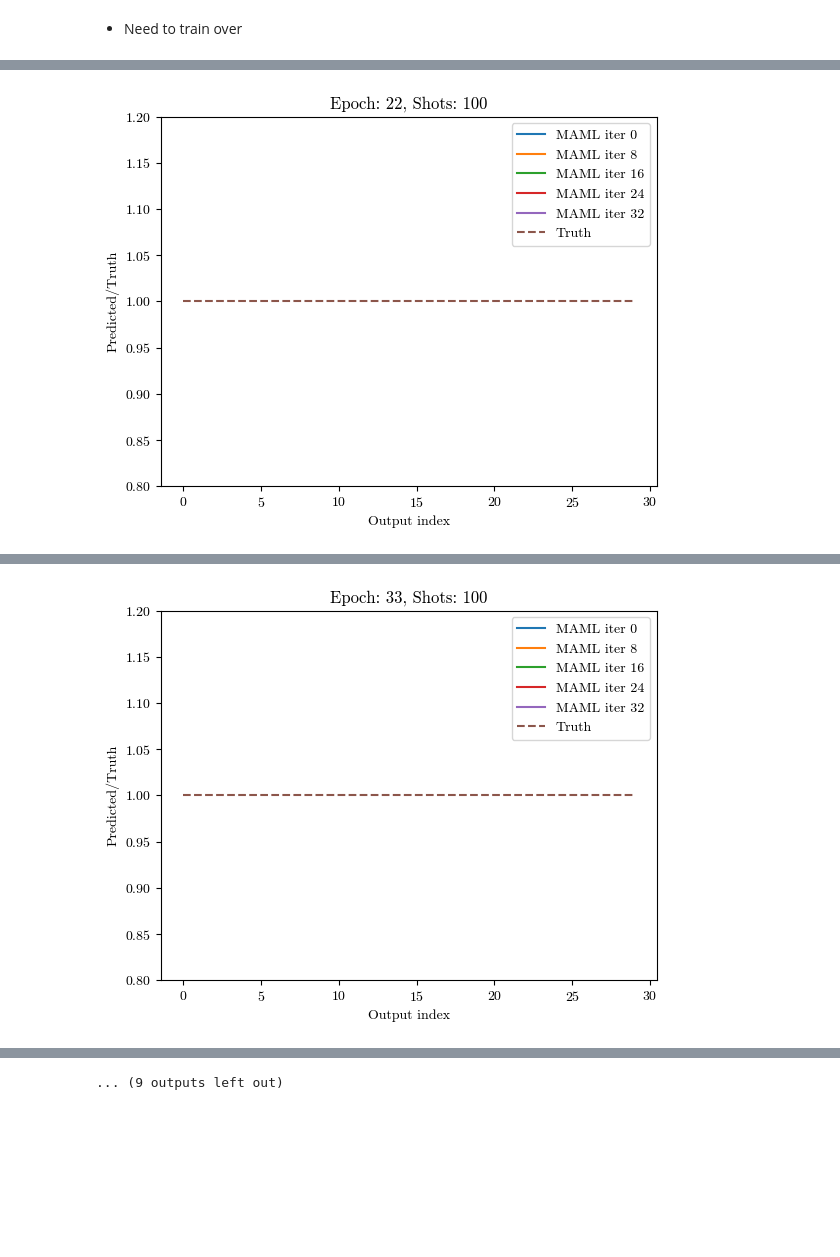
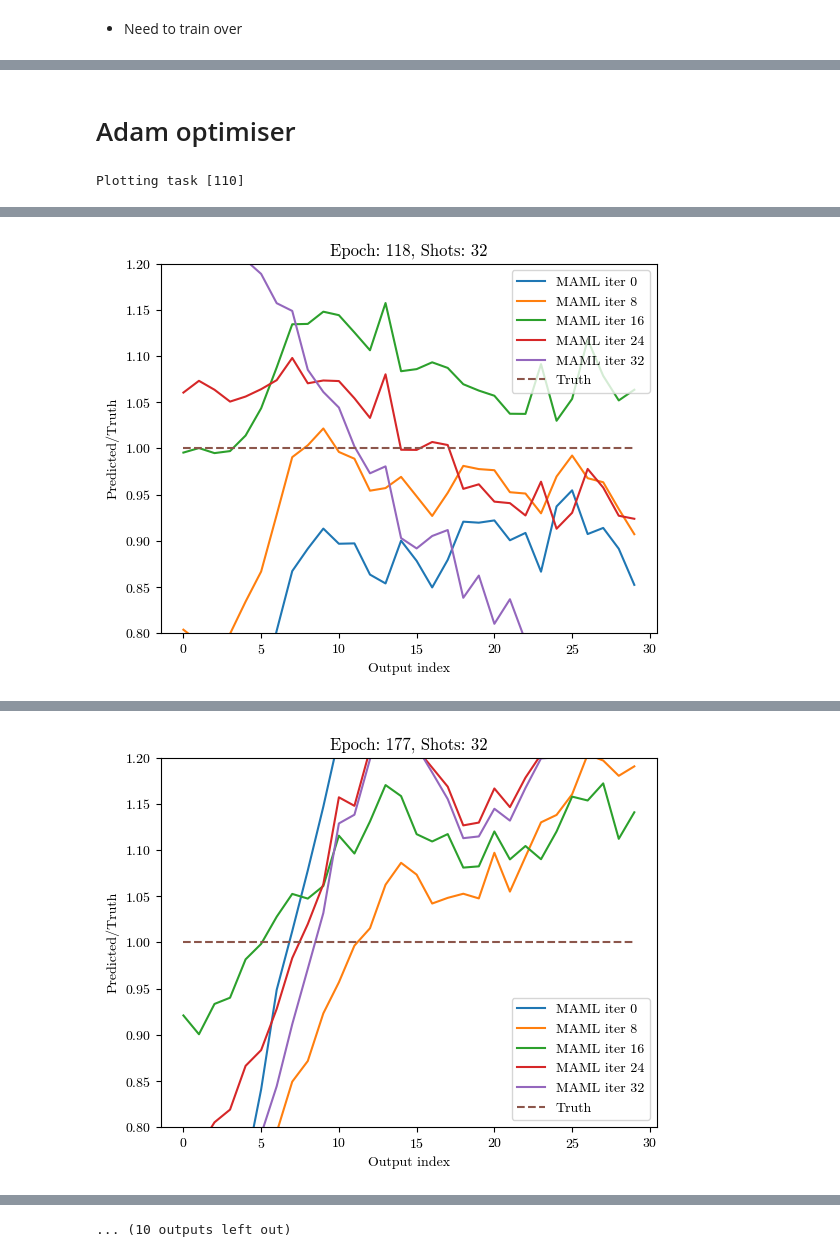
Before and after one commit to CMacM/CosyMAML, a Jupyter notebook: multi-survey_test2.ipynb, the cells around one changed output, grey strips where cells are left out. Drawn from its saved outputs; the diff is of its cells as text; code cells hidden in the pictures; blank space fills up the shorter version.

```diff
--- a/multi-survey_test2.ipynb
+++ b/multi-survey_test2.ipynb
@@ -48,6 +48,7 @@ if os.path.isfile('data/Cgg_samples_120tasks_2048samples.npz'):
     with np.load('data/Cgg_samples_120tasks_2048samples.npz') as data:
         X_train = data['X_train']
         Y_train = data['Y_train']
+        ell_bins = data['ell_bins']
         survey_midpoints = data['survey_midpoints']
         survey_pz = data['survey_pz']
         qrd_pz = data['qrd_pz']
@@ -73,10 +74,10 @@ print(survey_midpoints.shape)
 # %% [output]
 (49,)
 # %%
-ell_bins = np.unique(np.geomspace(2, 60000, 31).astype(int))
 for i in range(2**10):
     if i % 200 == 0:
         plt.loglog(ell_bins,Y_train[19,i])
+        #plt.loglog(ell_bins,np.log(Y_train[19,i]))
 plt.ylabel(r'$C_{\ell}$')
 plt.xlabel(r'$\ell$')
 # %% [output]
@@ -98,11 +99,11 @@ for i in range(Y_train.shape[0]):
         # Need to keep test size large as model will be asked to predict far more data than it has seen
         #pca_train, pca_test = train_test_split(Y_train[i], test_size=0.8, random_state=42)
 
-        pca = PCA(n_components=10)
-        pca.fit(Y_train[i])
+        pca = PCA(n_components=30)
+        pca.fit(np.log(Y_train[i]))
 
         # test the PCA
-        pca_test_transformed = pca.transform(Y_train[i])
+        pca_test_transformed = pca.transform(np.log(Y_train[i]))
 
         pca_components = pca.components_
         pca_test_reconstructed = pca.inverse_transform(pca_test_transformed)
@@ -119,7 +120,7 @@ for i in range(Y_train.shape[0]):
         ax[2].set_xscale('log')
         for j in range(len(Y_train[i])):
             if j % 200 == 0:
-                ax[1].plot(ell_bins, pca_test_reconstructed[j]/Y_train[i,j], c=color, alpha=0.2)
+                ax[1].plot(ell_bins, np.exp(pca_test_reconstructed[j])/Y_train[i,j], c=color, alpha=0.2)
                 ax[1].set_xscale('log')
                 ax[1].set_xlim(2,2000)
                 ax[1].set_ylim(0.9,1.2)
@@ -236,0 +280,2 @@ plt.plot(novel_midpoints, novel_pz, label='True P(z)', c='black')
+# %% [markdown]
+# Adam optimiser
@@ -237,33 +512,35 @@ plt.plot(novel_midpoints, novel_pz, label='True P(z)', c='black')
 # %%
 reload(training)
-
-n_out = 30
 
 model = models.SimpleMLP(
             in_size=6,
             hidden_size=512,
-            out_size=n_out
+            out_size=Y_train.shape[2]
         )
 
+# Take logarithm of spectra in Y_train
+Y_train_log = np.log(Y_train)
+
 # MAML train model
-CosyMAML = training.PCA_MAML(
+CosyMAML_log = MAML(
             model=model,
-            seed=14,
-            pca_components=n_out
+            seed=14
         )
 
-loss_MAML = CosyMAML.meta_train(
+loss_MAML_log = CosyMAML_log.meta_train(
     x_train=X_train,
-    y_train=Y_train,
-    inner_lr=0.05,
-    outer_lr=0.6,
-    inner_decay=1e-3,
+    y_train=Y_train_log,
+    inner_lr=0.001,
+    outer_lr=0.01,
+    inner_decay=1e-5,
     outer_decay=1e-4,
     loss_fn=nn.MSELoss(),
-    spt_frac=0.6,
-    outer_epochs=1,
-    inner_epochs=10,
+    spt_frac=0.5,
+    outer_epochs=5,
+    inner_epochs=5,
     plot_prog=True,
-    n_shots=100
+    scale=True,
+    n_shots=32
 )
 # %% [output]
+Plotting task [110]
@@ -272 +549 @@ Loss: 1.655746340751648
-[figure, old version]
+[figure, new version]
@@ -274 +551 @@ Loss: 1.6234058141708374
-[figure, old version]
+[figure, new version]
@@ -282 +558 @@ Loss: 1.6278674602508545
-... (9 outputs left out)
+... (10 outputs left out)
```
Also changed, not shown: parts of 13 cells of this notebook, 7 other files.
